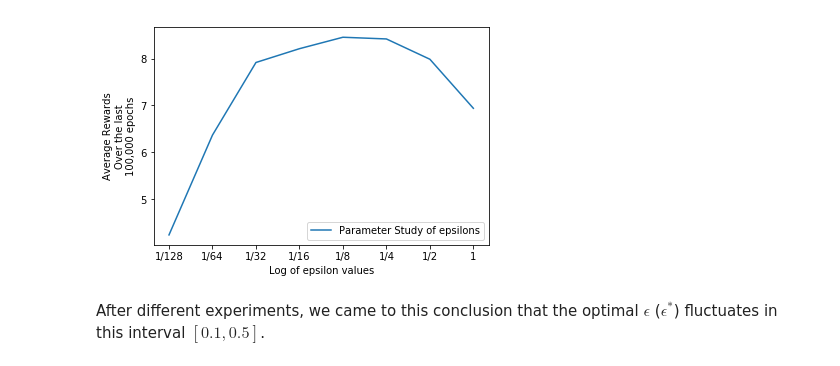
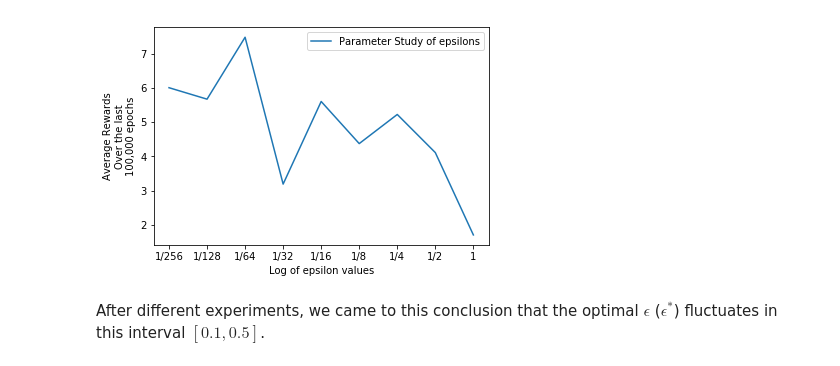
Before and after one commit to FredAmouzgar/RL-sutton, a Jupyter notebook: ch02/Exercise2.11.ipynb, the cells around one changed output. Saved outputs shown, nothing was run; the diff lists cells and outputs as text; code cells hidden in the pictures.

```diff
--- a/ch02/Exercise2.11.ipynb
+++ b/ch02/Exercise2.11.ipynb
@@ -34,12 +42,13 @@ class Bandit:
 # %%
 class Bandit_Agent:
 
-    def __init__(self, bandit):
+    def __init__(self, bandit, initial_val=5):
         self.action_values = np.zeros(10) # Q(a)
         self.counts = np.zeros(10) # N(a)
         self.iteration_number = 0
         self.total_reward = 0
         self.bandit = bandit
+        self.initial_val = initial_val # = 5 as used by Sutton in section 2.6 (P.34)
 
     def greedy_update(self):
         self.iteration_number += 1
@@ -48,6 +57,29 @@ class Bandit_Agent:
         self.total_reward += reward # Add the reward to the accumulated reward
         self.counts[action_index] += 1 # Increment the number of that action
         self.action_values[action_index] = self.action_values[action_index] + (reward - self.action_values[action_index])/self.counts[action_index]
+        return self.total_reward/self.iteration_number
+
+    def optimistic_initial_value_greedy_update(self, alpha=0.1):
+        if self.iteration_number == 0:   # Checks for the first iteration and the first optimistic initializations
+            self.action_values = np.ones(10) * self.initial_val
+        self.iteration_number += 1
+        action_index = np.argmax(self.action_values) # Choose the best action
+        reward = self.bandit.pull_a_bandit(action_index) # Get the reward from the bandit
+        self.total_reward += reward # Add the reward to the accumulated reward
+        self.counts[action_index] += 1 # Increment the number of that action
+        self.action_values[action_index] = self.action_values[action_index] + alpha * (reward - self.action_values[action_index])/self.counts[action_index]
+        return self.total_reward/self.iteration_number
+
+    def ucb_update(self, alpha=0.1,c=2):
+        """
+        Upper-Confidence-Bound Action Selection
+        """
+        self.iteration_number += 1 # t
+        action_index = np.argmax(self.action_values + c * np.sqrt(np.log(self.iteration_number) / self.counts)) # Choose the best action
+        reward = self.bandit.pull_a_bandit(action_index) # Get the reward from the bandit
+        self.total_reward += reward # Add the reward to the accumulated reward
+        self.counts[action_index] += 1 # Increment the number of that action
+        self.action_values[action_index] = self.action_values[action_index] + alpha * (reward - self.action_values[action_index])
         return self.total_reward/self.iteration_number
 
     def epsilon_greedy_update(self, epsilon=0.01):
@@ -82,13 +116,18 @@ class Bandit_Agent:
 # %%
+import time
+
 agent_constant_update_bandit = Bandit()
-agent_constant_update = Bandit_Agent(bandit = agent_constant_update_bandit)
+#agent_constant_update = Bandit_Agent(bandit = agent_constant_update_bandit) # Moved them before the second for loop, to be honest don't know how it worked before!
 
-EPOCHS = 200000
-epochs_for_average_last_rewards = 100000
-epsilons = np.array([1/128, 1/64, 1/32, 1/16, 1/8, 1/4, 1/2, 1])
+EPOCHS  = 200000 #= 200000
+epochs_for_average_last_rewards = 100000 #= 100000
+epsilons = np.array([1/256, 1/128, 1/64, 1/32, 1/16, 1/8, 1/4, 1/2, 1])
 average_rewards = np.zeros(epsilons.shape)
 
+stime = time.time()
 for i in range(len(epsilons)):
+    agent_constant_update_bandit.reset() # Resetting the bandit to its initial values
+    agent_constant_update = Bandit_Agent(bandit = agent_constant_update_bandit) # Creating a new agent for this epsilon
     print(f"Doing epsilons[{i}] = {epsilons[i]} ...")
     for e in range(0,EPOCHS):
         #epsilon_greedy_constant_rewards[i] = agent_constant_update.epsilon_greedy_constant_update(epsilon=e, alpha=0.1) # Reading e from the outer for loop
@@ -97,4 +136,6 @@ for i in range(len(epsilons)):
             average_rewards[i] += current_reward
     average_rewards[i] /= epochs_for_average_last_rewards
     print(f"The average reward of epsilons[{i}] = {epsilons[i]} is equal to {average_rewards[i]}")
+etime = time.time()
+print("It took {} seconds to run this cell".format(etime - stime))
 # %% [output]
@@ -125,15 +169,16 @@ array([4.23667073, 6.367692  , 7.91788422, 8.21226025, 8.45667677,
 # %%
 import matplotlib.pyplot as plt
+%matplotlib inline
 
 x = np.arange(0, len(epsilons))
 parameter_study_plot, = plt.plot(np.log(epsilons[x]),average_rewards[x])
 plt.xlabel("Log of epsilon values")
 plt.ylabel("Average Rewards\nOver the last\n100,000 epochs")
-plt.xticks(np.log(epsilons[x]),["1/128", "1/64", "1/32", "1/16", "1/8", "1/4", "1/2", "1"])
+plt.xticks(np.log(epsilons[x]),["1/256", "1/128", "1/64", "1/32", "1/16", "1/8", "1/4", "1/2", "1"])
 plt.legend([parameter_study_plot],["Parameter Study of epsilons"])
 plt.show()
 # %% [output]
-[figure, old version]
+[figure, new version]
 # %% [markdown]
 After different experiments, we came to this conclusion that the optimal $\epsilon$ ($\epsilon^{*}$) fluctuates in this interval $[0.1, 0.5]$.
 # %% [markdown]
```
Also changed, not shown: parts of 8 cells of this notebook, 1 other file.
